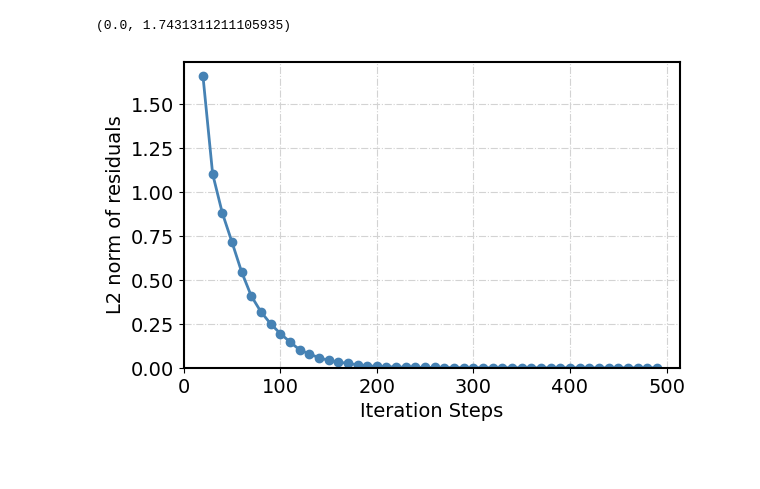
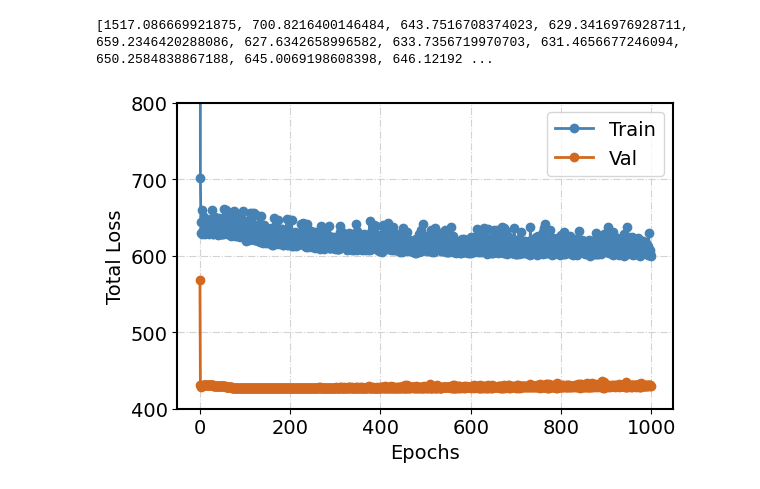
Before and after one commit to iamyixuan/MatrixPreNet, a Jupyter notebook: notebooks/plot.ipynb, the cells around one changed output. Cells and saved outputs as stored; diff of their text form; code cells hidden in the pictures; blank space fills up the shorter version.

```diff
--- a/notebooks/plot.ipynb
+++ b/notebooks/plot.ipynb
@@ -4,17 +5,28 @@ import matplotlib.pyplot as plt
 # %%
-data = jnp.load('../DiracNPC/residual.npy')
+# data = jnp.load('../DiracNPC/residual.npy')
+# train = pd.read_csv('../DiracNPC/log/trainloss.csv').iloc[:,-1]
+# val = pd.read_csv('../DiracNPC/log/valLoss.csv').iloc[:,-1]
+import pickle
+with open('../DiracNPC/log/SPDkernel_integral.pkl', 'rb') as f:
+    log = pickle.load(f)
+train = log['train_loss']
+val = log['val_loss']
+print(train)
 
 fig, ax = plt.subplots()
 plt.rcParams['lines.linewidth'] = 2
 plt.rcParams['axes.linewidth'] = 1.5
 plt.rcParams['font.size'] = 14
 ax.set_box_aspect(1/1.62)
 ax.grid(True, color='lightgray', linestyle='-.')
-ax.plot(jnp.arange(20, 500, 10), data, color='steelblue', marker='o')
-ax.set_xlabel('Iteration Steps')
-ax.set_ylabel('L2 norm of residuals')
-ax.set_xlim(0)
-ax.set_ylim(0)
+ax.plot(train, color='steelblue', marker='o', label='Train')
+ax.plot(val, color='chocolate', marker='o', label='Val')
+ax.set_xlabel('Epochs')
+ax.set_ylabel('Total Loss')
+# ax.set_xlim(0)
+ax.set_ylim(400, 800)
+ax.legend()
+fig.savefig('../figures/SPDKernel_train.pdf', format='pdf', bbox_inches='tight')
 # %% [output]
-(0.0, 1.7431311211105935)
+[1517.086669921875, 700.8216400146484, 643.7516708374023, 629.3416976928711, 659.2346420288086, 627.6342658996582, 633.7356719970703, 631.4656677246094, 650.2584838867188, 645.0069198608398, 646.12192 ...
-[figure, old version]
+[figure, new version]
```
Also changed, not shown: parts of 2 cells of this notebook, 12 other files.
